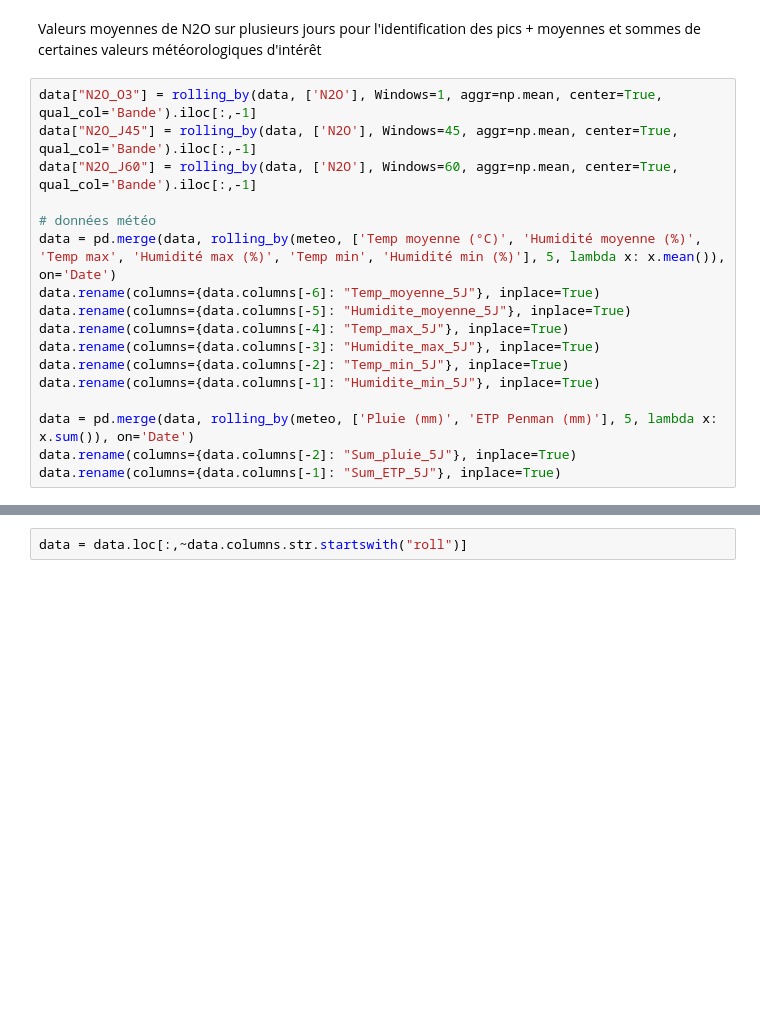
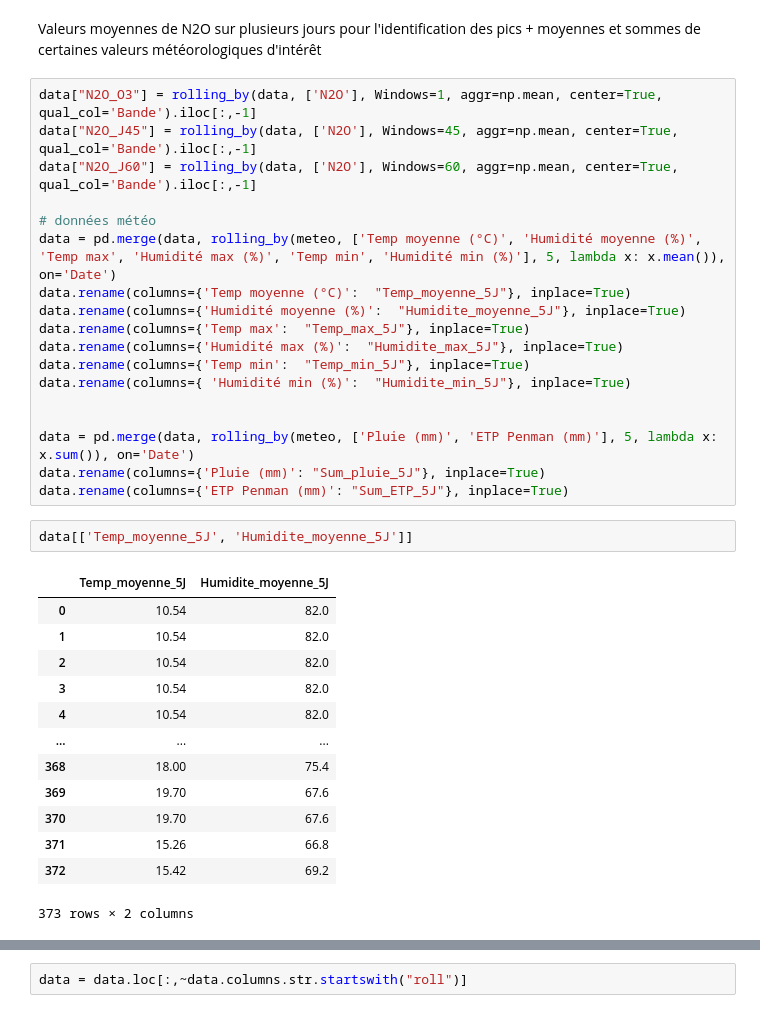
Before and after one commit to drylse/fil_rouge, a Jupyter notebook: codes_pretraitement/pretraitement.ipynb, the cells around one changed output, grey strips where cells are left out. Cells and saved outputs as stored; diff of their text form; blank space fills up the shorter version.

```diff
--- a/codes_pretraitement/pretraitement.ipynb
+++ b/codes_pretraitement/pretraitement.ipynb
@@ -1207,13 +1207,30 @@ data["N2O_J60"] = rolling_by(data, ['N2O'], Windows=60, aggr=np.mean, center=Tru
 
 # données météo
 data = pd.merge(data, rolling_by(meteo, ['Temp moyenne (°C)', 'Humidité moyenne (%)', 'Temp max', 'Humidité max (%)', 'Temp min', 'Humidité min (%)'], 5, lambda x: x.mean()), on='Date')
-data.rename(columns={data.columns[-6]: "Temp_moyenne_5J"}, inplace=True)
-data.rename(columns={data.columns[-5]: "Humidite_moyenne_5J"}, inplace=True)
-data.rename(columns={data.columns[-4]: "Temp_max_5J"}, inplace=True)
-data.rename(columns={data.columns[-3]: "Humidite_max_5J"}, inplace=True)
-data.rename(columns={data.columns[-2]: "Temp_min_5J"}, inplace=True)
-data.rename(columns={data.columns[-1]: "Humidite_min_5J"}, inplace=True)
+data.rename(columns={'Temp moyenne (°C)':  "Temp_moyenne_5J"}, inplace=True)
+data.rename(columns={'Humidité moyenne (%)':  "Humidite_moyenne_5J"}, inplace=True)
+data.rename(columns={'Temp max':  "Temp_max_5J"}, inplace=True)
+data.rename(columns={'Humidité max (%)':  "Humidite_max_5J"}, inplace=True)
+data.rename(columns={'Temp min':  "Temp_min_5J"}, inplace=True)
+data.rename(columns={ 'Humidité min (%)':  "Humidite_min_5J"}, inplace=True)
+
 
 data = pd.merge(data, rolling_by(meteo, ['Pluie (mm)', 'ETP Penman (mm)'], 5, lambda x: x.sum()), on='Date')
-data.rename(columns={data.columns[-2]: "Sum_pluie_5J"}, inplace=True)
-data.rename(columns={data.columns[-1]: "Sum_ETP_5J"}, inplace=True)
+data.rename(columns={'Pluie (mm)': "Sum_pluie_5J"}, inplace=True)
+data.rename(columns={'ETP Penman (mm)': "Sum_ETP_5J"}, inplace=True)
+# %%
+data[['Temp_moyenne_5J', 'Humidite_moyenne_5J']]
+# %% [output]
+|  | Temp_moyenne_5J | Humidite_moyenne_5J |
+| 0 | 10.54 | 82.0 |
+| 1 | 10.54 | 82.0 |
+| 2 | 10.54 | 82.0 |
+| 3 | 10.54 | 82.0 |
+| 4 | 10.54 | 82.0 |
+| ... | ... | ... |
+| 368 | 18.00 | 75.4 |
+| 369 | 19.70 | 67.6 |
+| 370 | 19.70 | 67.6 |
+| 371 | 15.26 | 66.8 |
+| 372 | 15.42 | 69.2 |
+373 rows × 2 columns
```
Also changed, not shown: parts of 4 cells of this notebook, 1 other file.
